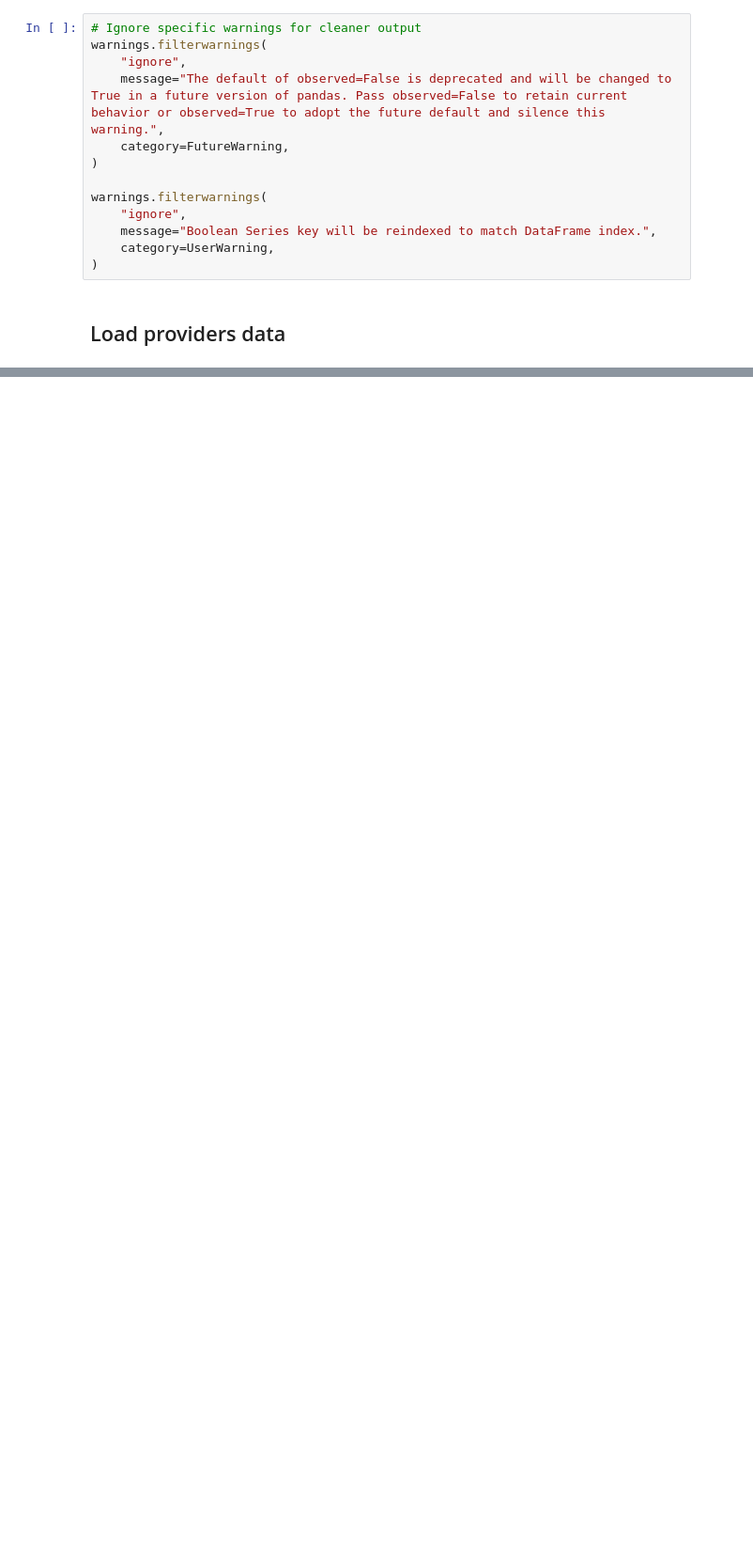
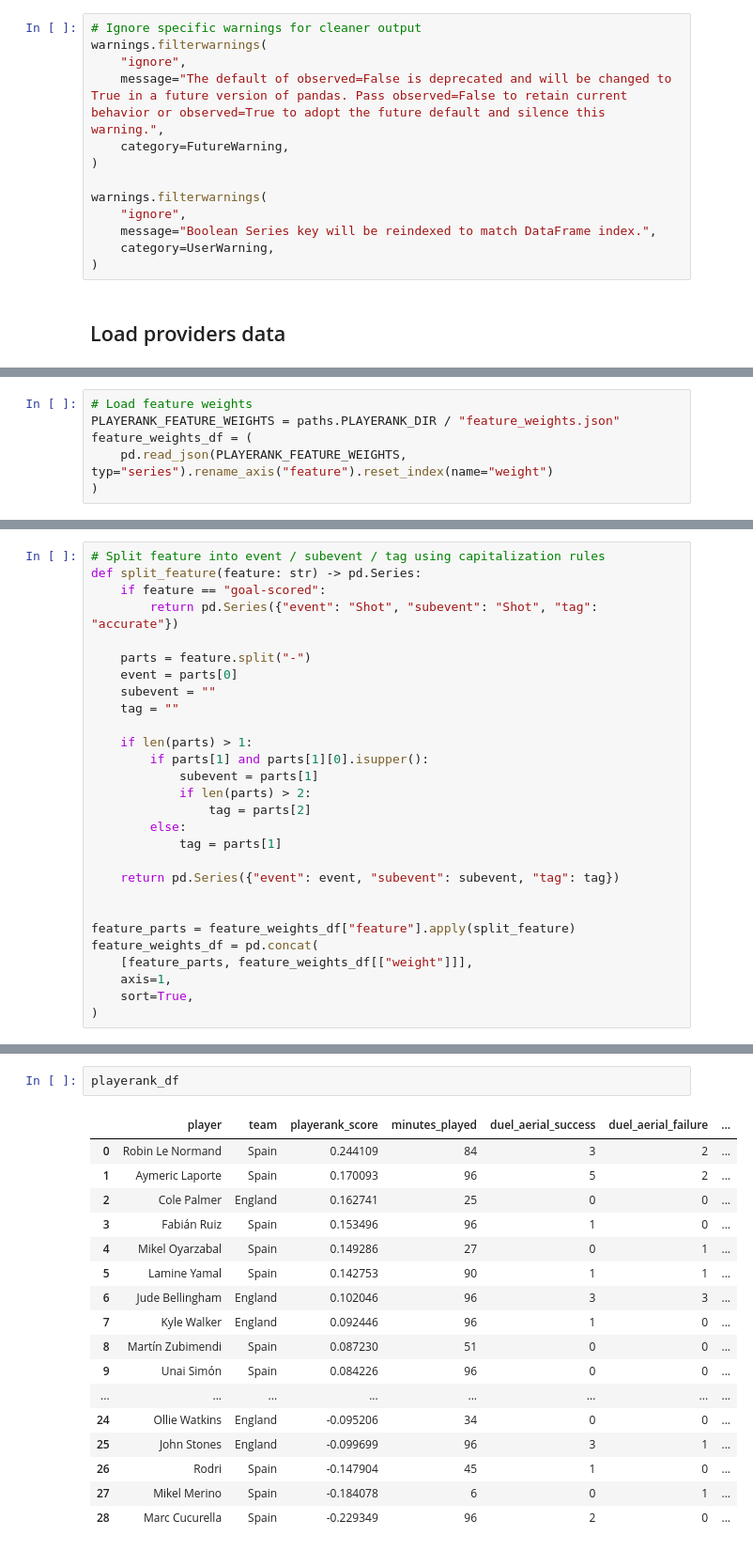
Before and after one commit to cristian-lillo/soccer-kpis, a Jupyter notebook: models/playerank/playerank_sandbox.ipynb, the cells around one changed output, grey strips where cells are left out. Shown at 94% size. Cells and saved outputs as stored; diff of their text form; blank space fills up the shorter version.

```diff
--- a/models/playerank/playerank_sandbox.ipynb
+++ b/models/playerank/playerank_sandbox.ipynb
@@ -548,0 +44,6 @@ py.iplot(figure)
+# %%
+# Load feature weights
+PLAYERANK_FEATURE_WEIGHTS = paths.PLAYERANK_DIR / "feature_weights.json"
+feature_weights_df = (
+    pd.read_json(PLAYERANK_FEATURE_WEIGHTS, typ="series").rename_axis("feature").reset_index(name="weight")
+)
@@ -548,0 +67,28 @@ py.iplot(figure)
+# %%
+# Split feature into event / subevent / tag using capitalization rules
+def split_feature(feature: str) -> pd.Series:
+    if feature == "goal-scored":
+        return pd.Series({"event": "Shot", "subevent": "Shot", "tag": "accurate"})
+
+    parts = feature.split("-")
+    event = parts[0]
+    subevent = ""
+    tag = ""
+
+    if len(parts) > 1:
+        if parts[1] and parts[1][0].isupper():
+            subevent = parts[1]
+            if len(parts) > 2:
+                tag = parts[2]
+        else:
+            tag = parts[1]
+
+    return pd.Series({"event": event, "subevent": subevent, "tag": tag})
+
+
+feature_parts = feature_weights_df["feature"].apply(split_feature)
+feature_weights_df = pd.concat(
+    [feature_parts, feature_weights_df[["weight"]]],
+    axis=1,
+    sort=True,
+)
@@ -548,0 +825,20 @@ py.iplot(figure)
+# %%
+playerank_df
+# %% [output]
+|  | player | team | playerank_score | minutes_played | duel_aerial_success | duel_aerial_failure | ... |
+| 0 | Robin Le Normand | Spain | 0.244109 | 84 | 3 | 2 | ... |
+| 1 | Aymeric Laporte | Spain | 0.170093 | 96 | 5 | 2 | ... |
+| 2 | Cole Palmer | England | 0.162741 | 25 | 0 | 0 | ... |
+| 3 | Fabián Ruiz | Spain | 0.153496 | 96 | 1 | 0 | ... |
+| 4 | Mikel Oyarzabal | Spain | 0.149286 | 27 | 0 | 1 | ... |
+| 5 | Lamine Yamal | Spain | 0.142753 | 90 | 1 | 1 | ... |
+| 6 | Jude Bellingham | England | 0.102046 | 96 | 3 | 3 | ... |
+| 7 | Kyle Walker | England | 0.092446 | 96 | 1 | 0 | ... |
+| 8 | Martín Zubimendi | Spain | 0.087230 | 51 | 0 | 0 | ... |
+| 9 | Unai Simón | Spain | 0.084226 | 96 | 0 | 0 | ... |
+| ... | ... | ... | ... | ... | ... | ... | ... |
+| 24 | Ollie Watkins | England | -0.095206 | 34 | 0 | 0 | ... |
+| 25 | John Stones | England | -0.099699 | 96 | 3 | 1 | ... |
+| 26 | Rodri | Spain | -0.147904 | 45 | 1 | 0 | ... |
+| 27 | Mikel Merino | Spain | -0.184078 | 6 | 0 | 1 | ... |
+| 28 | Marc Cucurella | Spain | -0.229349 | 96 | 2 | 0 | ... |
```
Also changed, not shown: parts of 54 cells of this notebook.
